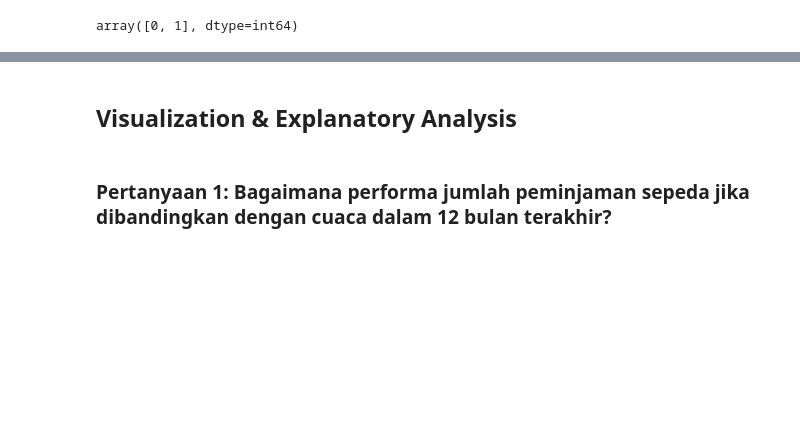
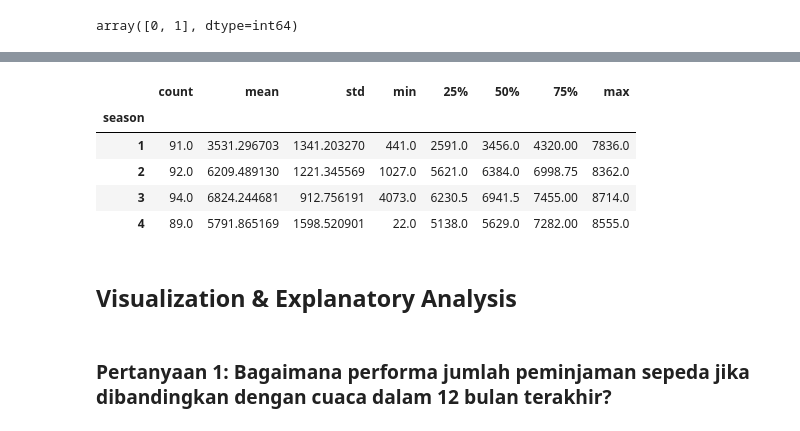
Before and after one commit to krisna31/bike-share-by-day-analysis, a Jupyter notebook: Bike_Share_by_Day_Analysis.ipynb, the cells around one changed output, grey strips where cells are left out. Saved outputs shown, nothing was run; the diff lists cells and outputs as text; code cells hidden in the pictures; blank space fills up the shorter version.

```diff
--- a/Bike_Share_by_Day_Analysis.ipynb
+++ b/Bike_Share_by_Day_Analysis.ipynb
@@ -221,3 +256,12 @@ array([0, 1], dtype=int64)
+# %%
+day_df[day_df['dteday'] >= '2012-01-01'].groupby('season').cnt.describe() # Menampilkan deskripsi data pada kolom cnt untuk setiap musim
+# %% [output]
+|  | count | mean | std | min | 25% | 50% | 75% | max |
+| season |  |  |  |  |  |  |  |  |
+| 1 | 91.0 | 3531.296703 | 1341.203270 | 441.0 | 2591.0 | 3456.0 | 4320.00 | 7836.0 |
+| 2 | 92.0 | 6209.489130 | 1221.345569 | 1027.0 | 5621.0 | 6384.0 | 6998.75 | 8362.0 |
+| 3 | 94.0 | 6824.244681 | 912.756191 | 4073.0 | 6230.5 | 6941.5 | 7455.00 | 8714.0 |
+| 4 | 89.0 | 5791.865169 | 1598.520901 | 22.0 | 5138.0 | 5629.0 | 7282.00 | 8555.0 |
 # %% [markdown]
 ## Visualization & Explanatory Analysis
 # %% [markdown]
```
Also changed, not shown: parts of 10 cells of this notebook, 1 other file.
